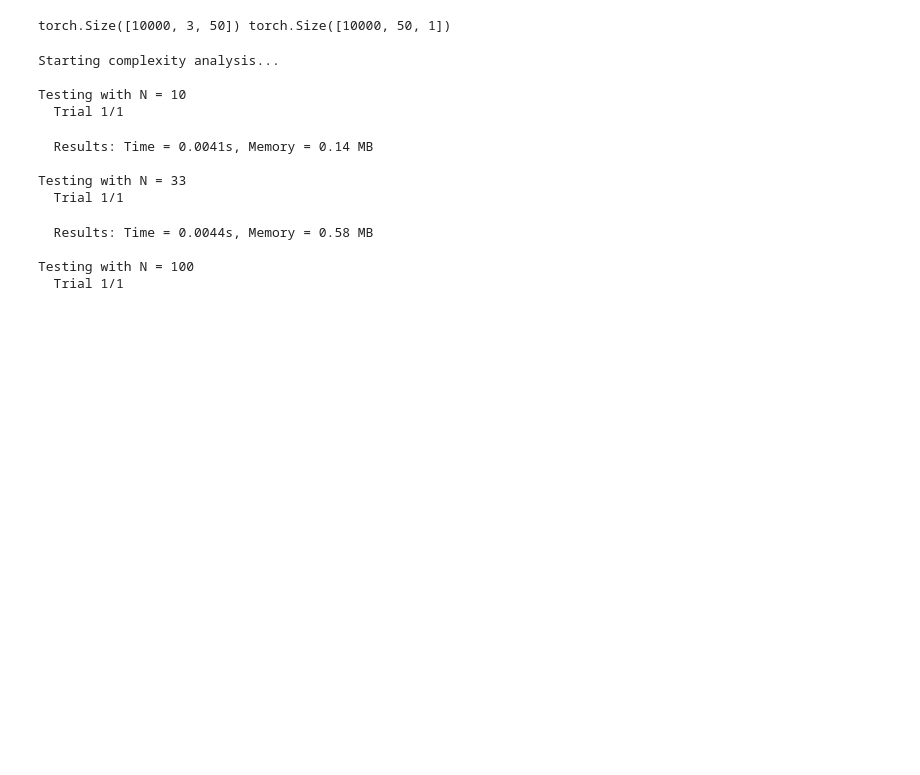
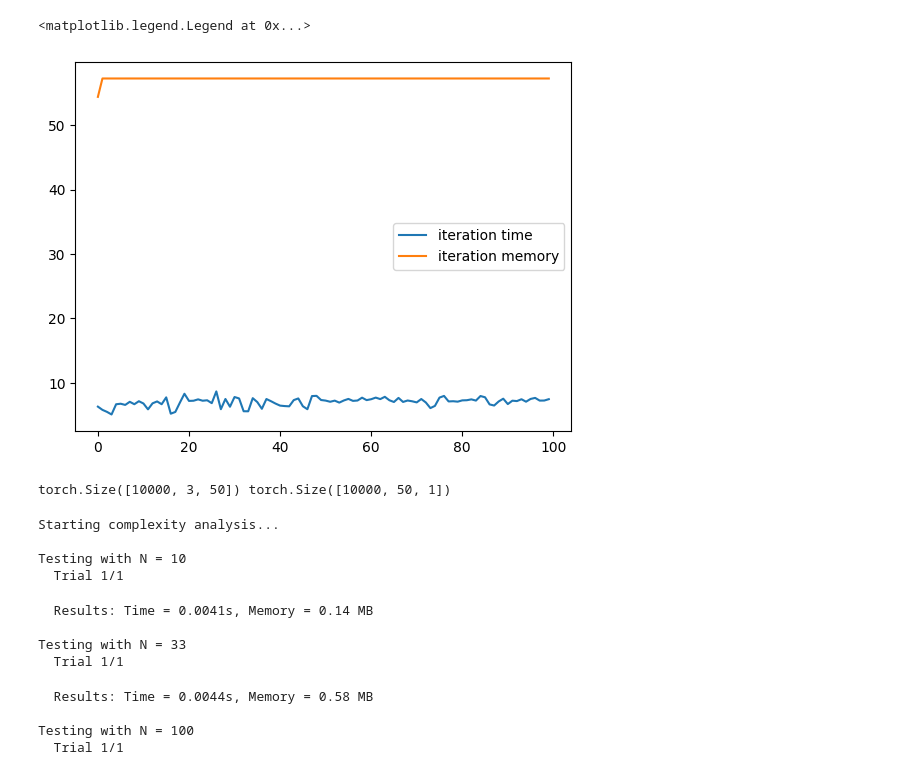
Before and after one commit to jenkins-alex/AdaCGP, a Jupyter notebook: implement.ipynb, the cells around one changed output. Drawn from its saved outputs; the diff is of its cells as text; code cells hidden in the pictures; blank space fills up the shorter version.

```diff
--- a/implement.ipynb
+++ b/implement.ipynb
@@ -70,3 +77,10 @@ plt.plot(results['iteration_memory'])
+# %%
+plt.plot(results['iteration_time'], label='iteration time')
+plt.plot(results['iteration_memory'], label='iteration memory')
+plt.legend()
+# %% [output]
+<matplotlib.legend.Legend at 0x...>
+[figure, added]
 # %%
 print(X.shape, y.shape)
 # %% [output]
```
Also changed, not shown: parts of 3 cells of this notebook, 26 other files.
